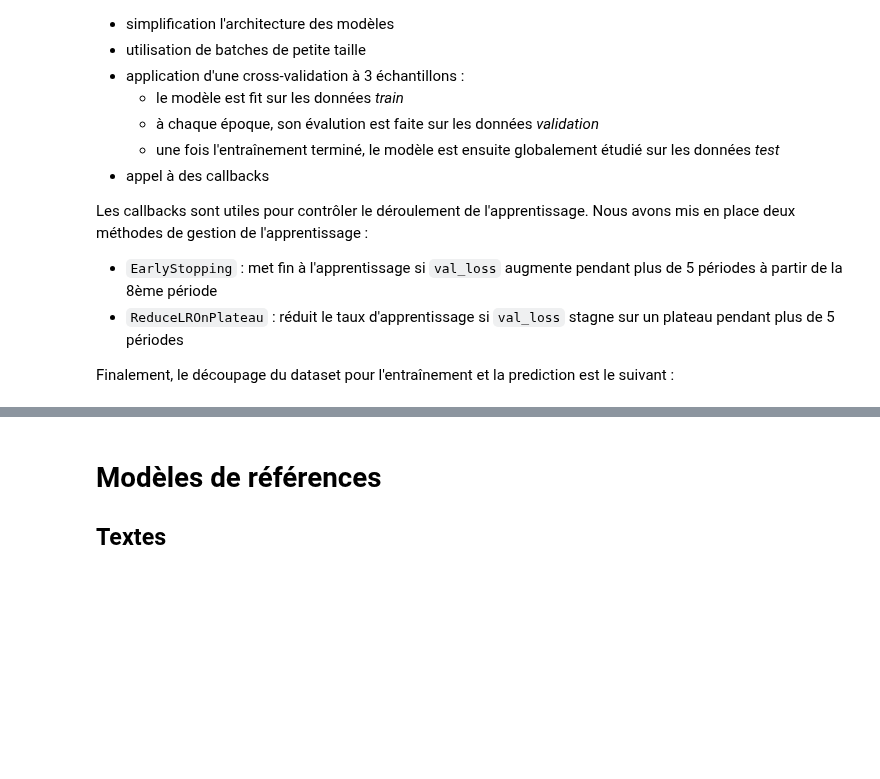
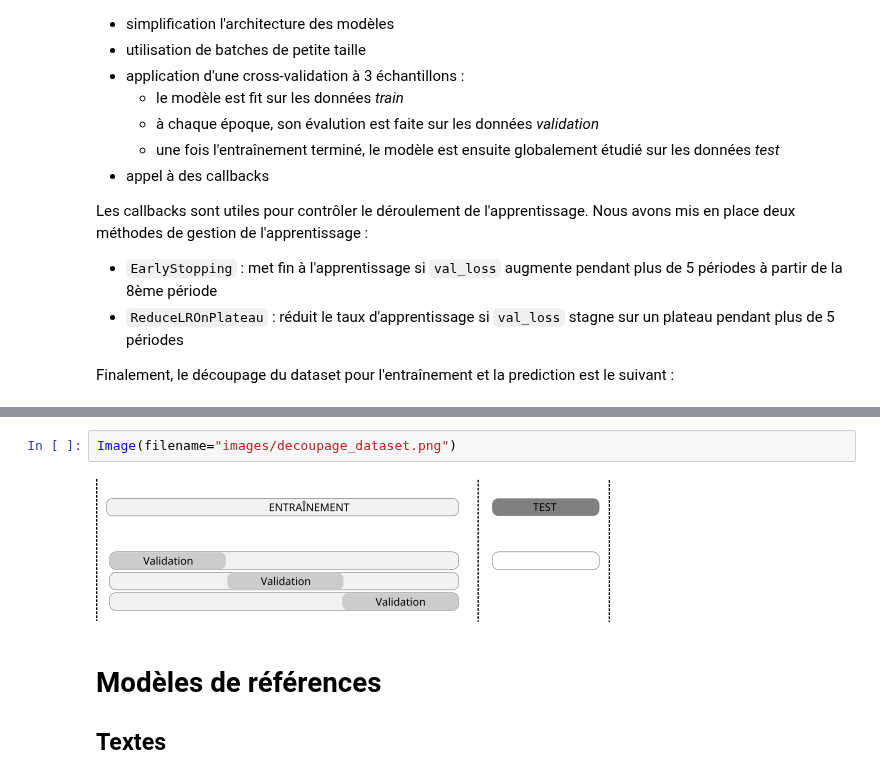
Before and after one commit to data-modelisation/rakuten, a Jupyter notebook: notebooks/final_report.ipynb, the cells around one changed output, grey strips where cells are left out. Drawn from its saved outputs; the diff is of its cells as text; blank space fills up the shorter version.

```diff
--- a/notebooks/final_report.ipynb
+++ b/notebooks/final_report.ipynb
@@ -235,5 +235,9 @@ Finalement, le découpage du dataset pour l'entraînement et la prediction est l
 <figcaption align = "center">Découpage du dataset pour l'entraînement, la validation et la prédiction</figcaption>
 </figure>
+# %%
+Image(filename="images/decoupage_dataset.png")
+# %% [output]
+[figure, added]
 # %% [markdown]
 # Modèles de références
 
```
Also changed, not shown: parts of 4 cells of this notebook.
